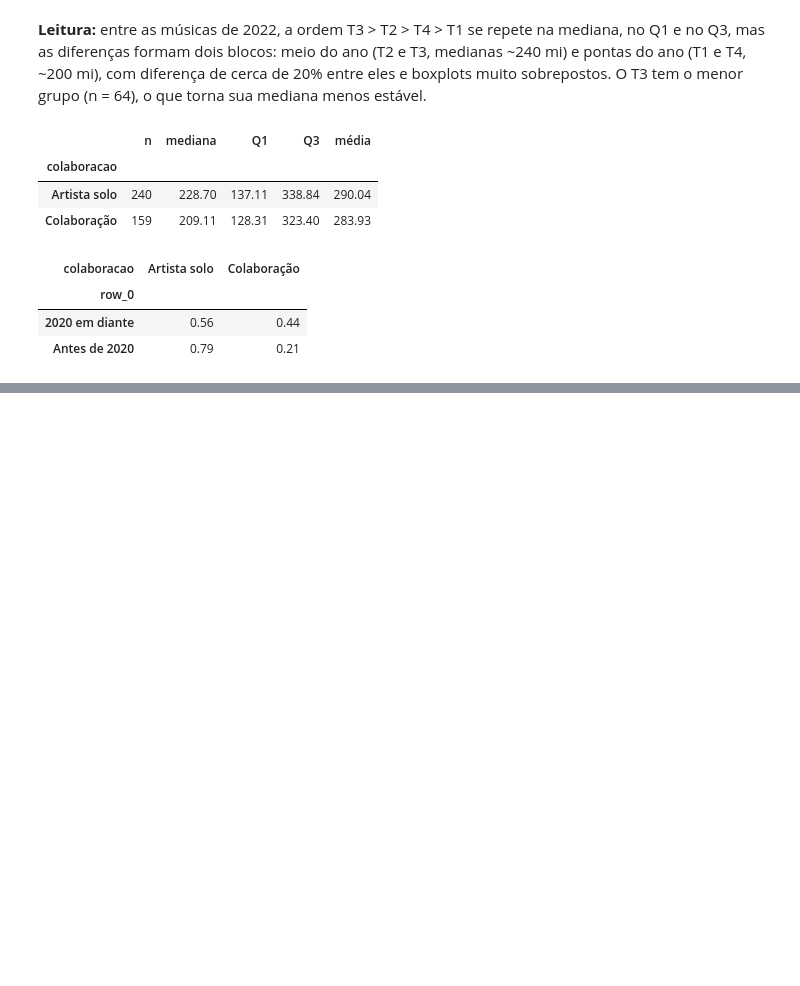
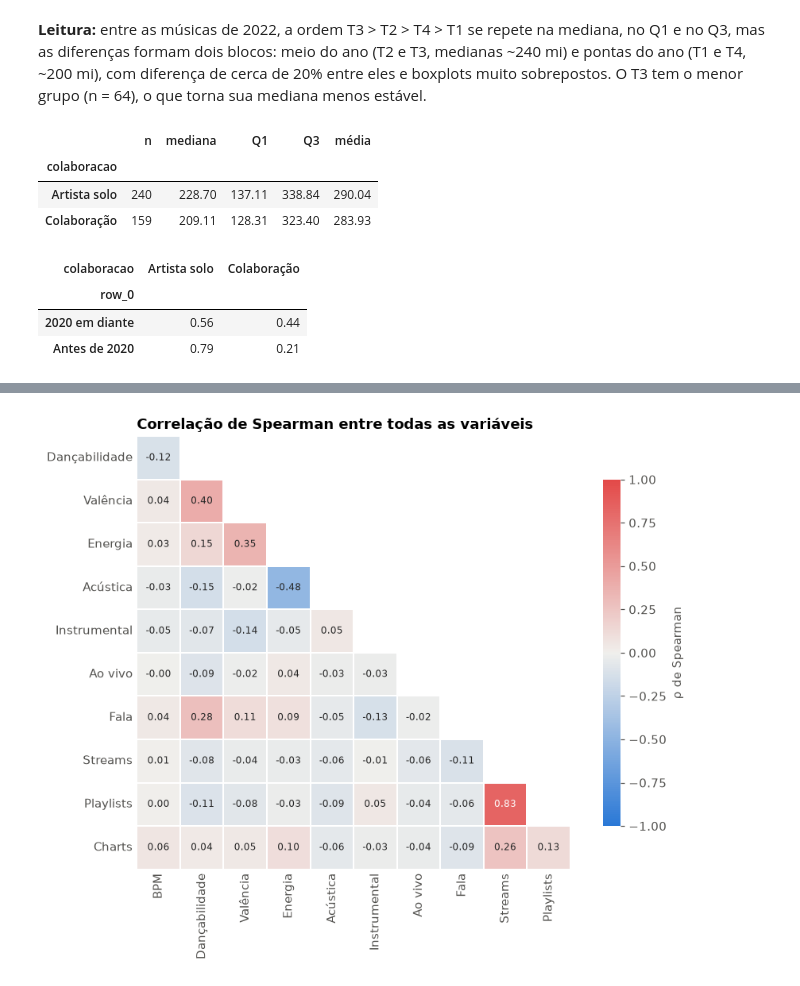
Before and after one commit to CarlosEduardodeCamposOlivera/spotify-streams-analysis, a Jupyter notebook: notebooks/03_analise_descritiva.ipynb, the cells around one changed output, grey strips where cells are left out. Drawn from its saved outputs; the diff is of its cells as text; code cells hidden in the pictures; blank space fills up the shorter version.

Commit message:
Adiciona heatmaps e gráficos de dispersão

```diff
--- a/notebooks/03_analise_descritiva.ipynb
+++ b/notebooks/03_analise_descritiva.ipynb
@@ -516,0 +527,23 @@ pd.crosstab(periodo, df["colaboracao"], normalize="index").round(2)
+# %%
+caracteristicas_audio = ["bpm", "danceability", "valence", "energy", "acousticness",
+                         "instrumentalness", "liveness", "speechiness"]
+
+# Facilitar a leitura do heatmap
+
+rotulos_pt = {
+    "bpm": "BPM", "danceability": "Dançabilidade", "valence": "Valência",
+    "energy": "Energia", "acousticness": "Acústica", "instrumentalness": "Instrumental",
+    "liveness": "Ao vivo", "speechiness": "Fala",
+    "streams": "Streams", "in_spotify_playlists": "Playlists", "in_spotify_charts": "Charts",
+}
+# %%
+matriz = df[caracteristicas_audio + variaveis_sucesso].corr(method="spearman")
+
+fig, ax = plotar_heatmap(
+    matriz.rename(index=rotulos_pt, columns=rotulos_pt),
+    titulo="Correlação de Spearman entre todas as variáveis",
+    triangular=True,
+    caminho="../figures/correlacao_matriz_completa.png",
+)
+# %% [output]
+[figure, added]
```
Also changed, not shown: parts of 13 cells of this notebook, 4 other files.
